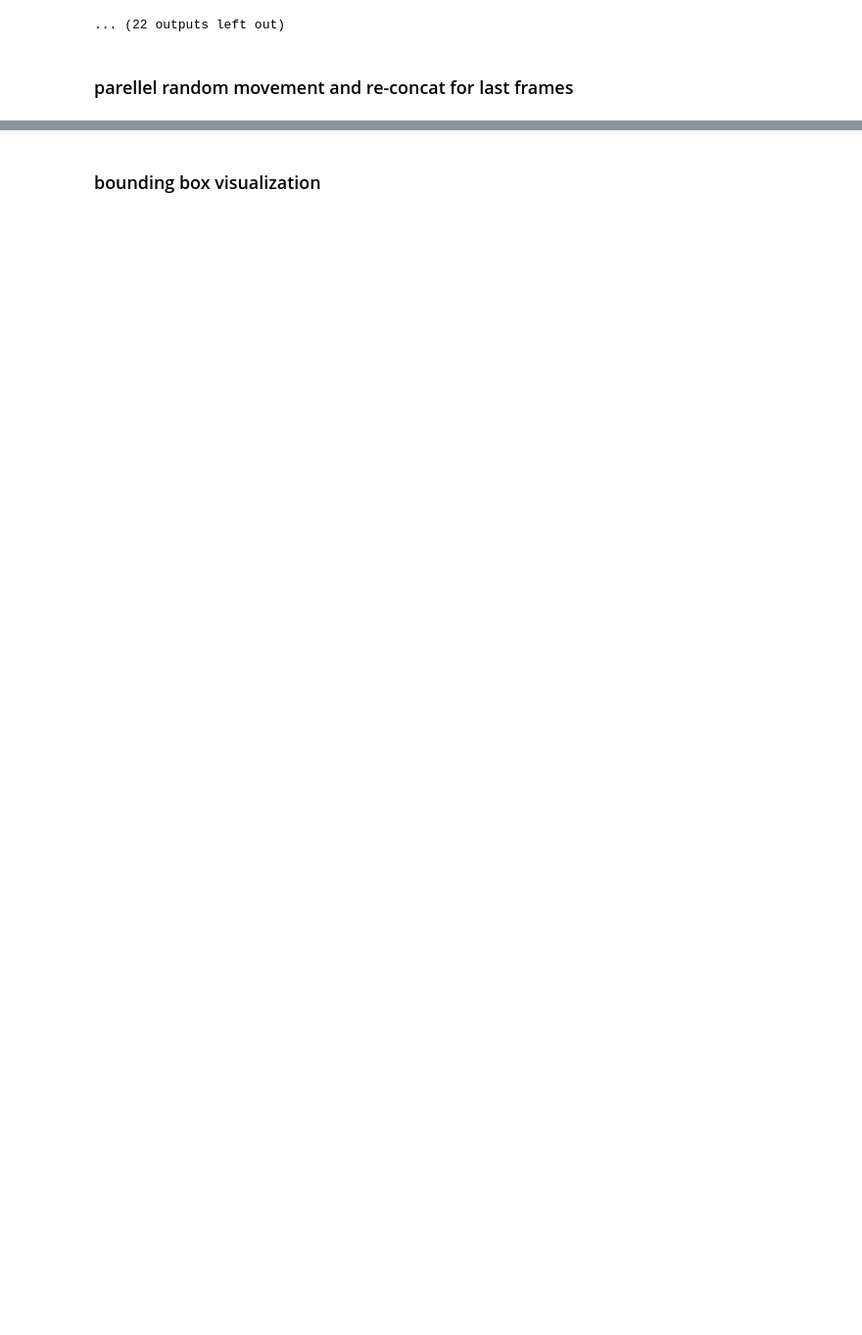
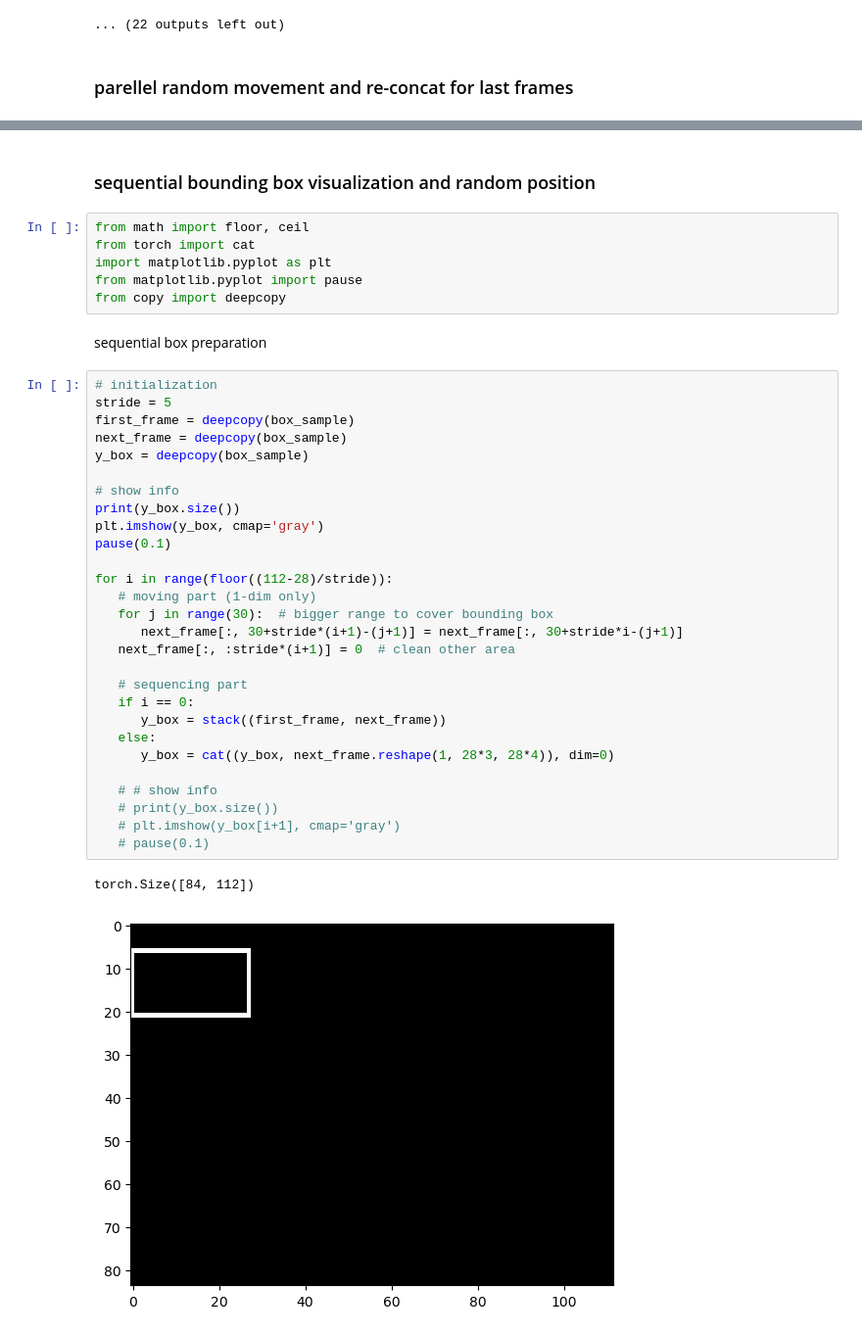
Before and after one commit to ShaoKAi100812/BB_prediction, a Jupyter notebook: testing.ipynb, the cells around one changed output, grey strips where cells are left out. Shown: that part at 98% size. Drawn from its saved outputs; the diff is of its cells as text; blank space fills up the shorter version.

```diff
--- a/testing.ipynb
+++ b/testing.ipynb
@@ -416,2 +417,41 @@ new start position [x, y] = [ 23 , 52 ]
 # %% [markdown]
-### bounding box visualization
+### sequential bounding box visualization and random position
+# %%
+from math import floor, ceil
+from torch import cat
+import matplotlib.pyplot as plt
+from matplotlib.pyplot import pause
+from copy import deepcopy
+# %% [markdown]
+sequential box preparation
+# %%
+# initialization
+stride = 5
+first_frame = deepcopy(box_sample)
+next_frame = deepcopy(box_sample)
+y_box = deepcopy(box_sample)
+
+# show info
+print(y_box.size())
+plt.imshow(y_box, cmap='gray')
+pause(0.1)
+
+for i in range(floor((112-28)/stride)):
+   # moving part (1-dim only)
+   for j in range(30):  # bigger range to cover bounding box
+      next_frame[:, 30+stride*(i+1)-(j+1)] = next_frame[:, 30+stride*i-(j+1)]
+   next_frame[:, :stride*(i+1)] = 0  # clean other area
+
+   # sequencing part
+   if i == 0:
+      y_box = stack((first_frame, next_frame))
+   else:
+      y_box = cat((y_box, next_frame.reshape(1, 28*3, 28*4)), dim=0)
+
+   # # show info
+   # print(y_box.size())
+   # plt.imshow(y_box[i+1], cmap='gray')
+   # pause(0.1)
+# %% [output]
+torch.Size([84, 112])
+[figure, added]
```
Also changed, not shown: parts of 9 cells of this notebook, 2 other files.
